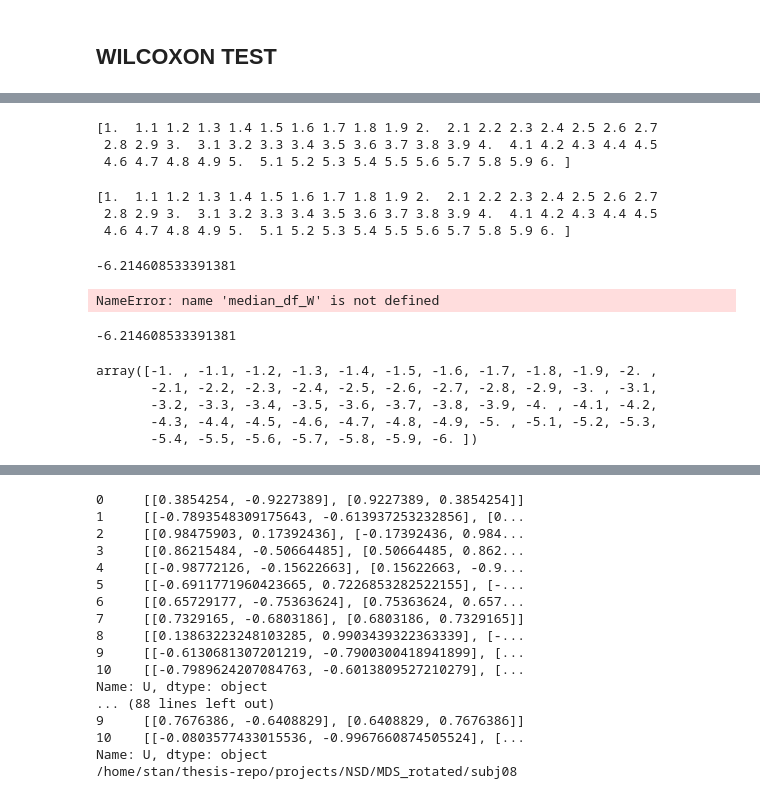
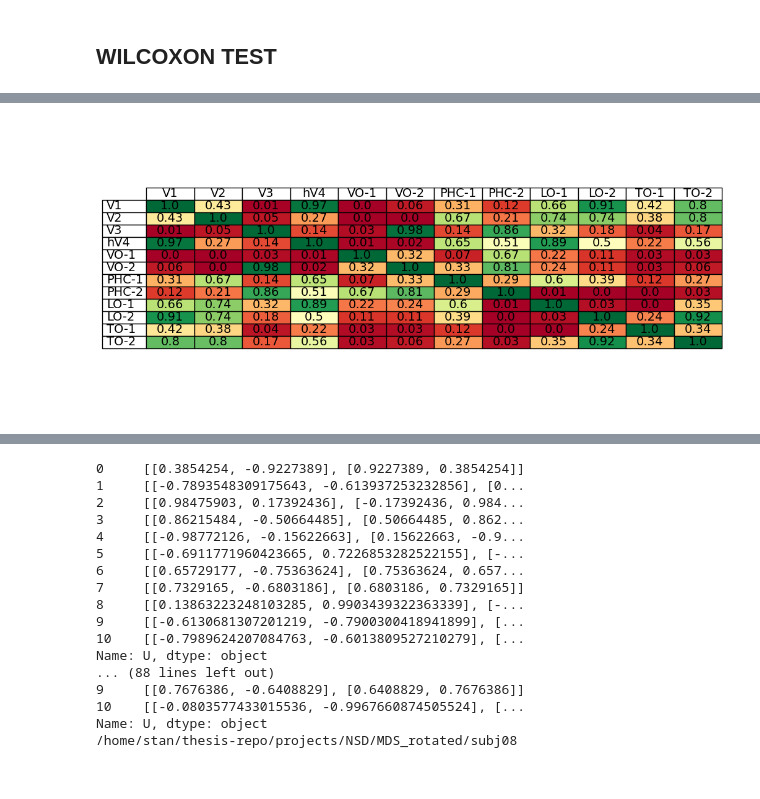
Before and after one commit to StanBgy/Thesis, a Jupyter notebook: src/flips.ipynb, the cells around one changed output, grey strips where cells are left out. Drawn from its saved outputs; the diff is of its cells as text; code cells hidden in the pictures.

```diff
--- a/src/flips.ipynb
+++ b/src/flips.ipynb
@@ -275,35 +165,4 @@ p_values_df_W
-# %%
-x=np.arange(1, 6.1, 0.1)
-print(x)
-# %% [output]
-[1.  1.1 1.2 1.3 1.4 1.5 1.6 1.7 1.8 1.9 2.  2.1 2.2 2.3 2.4 2.5 2.6 2.7
- 2.8 2.9 3.  3.1 3.2 3.3 3.4 3.5 3.6 3.7 3.8 3.9 4.  4.1 4.2 4.3 4.4 4.5
- 4.6 4.7 4.8 4.9 5.  5.1 5.2 5.3 5.4 5.5 5.6 5.7 5.8 5.9 6. ]
-# %%
-x=np.arange(1, 6.1, 0.1)
-print(x)
-res = stats.wilcoxon(x, method='approx')
-res.zstatistic
-# %% [output]
-[1.  1.1 1.2 1.3 1.4 1.5 1.6 1.7 1.8 1.9 2.  2.1 2.2 2.3 2.4 2.5 2.6 2.7
- 2.8 2.9 3.  3.1 3.2 3.3 3.4 3.5 3.6 3.7 3.8 3.9 4.  4.1 4.2 4.3 4.4 4.5
- 4.6 4.7 4.8 4.9 5.  5.1 5.2 5.3 5.4 5.5 5.6 5.7 5.8 5.9 6. ]
--6.214608533391381
-# %%
-median_df_W
-# %% [output]
-NameError: name 'median_df_W' is not defined
-# %%
-x = np.arange(1, 6.1, 0.1)
-res = stats.wilcoxon(x, method='approx')
-print(res.zstatistic)
-# %% [output]
--6.214608533391381
-# %%
--x
-# %% [output]
-array([-1. , -1.1, -1.2, -1.3, -1.4, -1.5, -1.6, -1.7, -1.8, -1.9, -2. ,
-       -2.1, -2.2, -2.3, -2.4, -2.5, -2.6, -2.7, -2.8, -2.9, -3. , -3.1,
-       -3.2, -3.3, -3.4, -3.5, -3.6, -3.7, -3.8, -3.9, -4. , -4.1, -4.2,
-       -4.3, -4.4, -4.5, -4.6, -4.7, -4.8, -4.9, -5. , -5.1, -5.2, -5.3,
-       -5.4, -5.5, -5.6, -5.7, -5.8, -5.9, -6. ])
+# %%
+plot_colorcoded( p_values_df_W.apply(pd.to_numeric))
+# %% [output]
+[figure, added]
```
Also changed, not shown: parts of 15 cells of this notebook, 25 other files.
